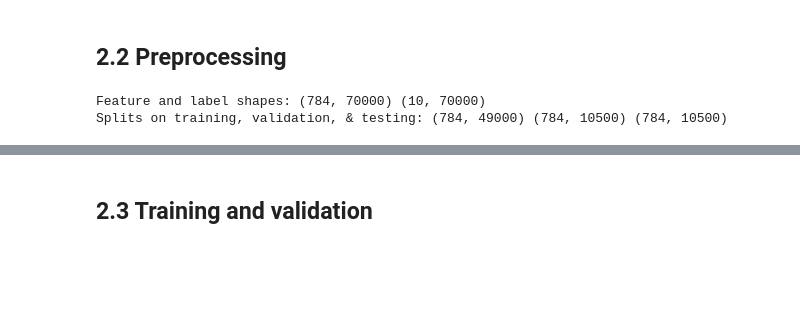
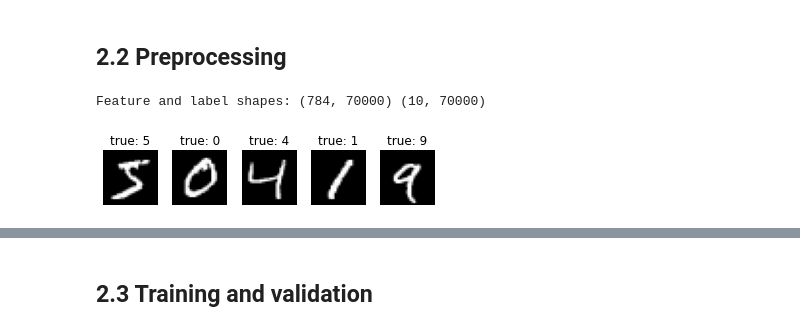
Before and after one commit to vtd9/multilayer-perceptron, a Jupyter notebook: HW1.ipynb, the cells around one changed output, grey strips where cells are left out. Saved outputs shown, nothing was run; the diff lists cells and outputs as text; code cells hidden in the pictures; blank space fills up the shorter version.

```diff
--- a/HW1.ipynb
+++ b/HW1.ipynb
@@ -22,7 +22,7 @@ Notation
 import numpy as np
 import time
 import matplotlib.pyplot as plt
-plt.rcParams["figure.figsize"] = (8, 5) # Set size of plots in notebook
+plt.rcParams["figure.figsize"] = (9, 6) # Set size of plots in notebook
 # %% [markdown]
 # 1. API
 # %% [markdown]
@@ -443,7 +443,7 @@ class Loss(object):
       return
 
   @staticmethod
-  def accuracy(yhat, y, y_one_hot=True):
+  def accuracy(yhat, y, y_one_hot=True, return_predict=False):
     '''
     Computes the accuracy for a batch of outputs.
 
@@ -464,7 +464,11 @@ class Loss(object):
     if y_one_hot:
       y = Utility.reverse_one_hot(y)
 
-    # Compute the average accuracy of the batch
+    # If want to return the actual predictions
+    if return_predict:
+      return yhat_choices
+
+    # Else, return the average accuracy
     return np.average(yhat_choices == y)
 # %%
 # TEMP: hinge loss bumbling
@@ -670,7 +691,8 @@ class Dataset(object):
   Represents a set of data with methods to reshape, split, and train.
 
   '''
-  def __init__(self, X, y, make_y_one_hot=True):
+  def __init__(self, X, y, make_y_one_hot=True, scale_X=True,
+               max_intensity=255.):
     '''
     Constructs a Dataset object.
 
@@ -679,7 +701,8 @@ class Dataset(object):
       y (ndarray): Labels corresponding to input data
       make_y_one_hot (bool): True to convert the labels into a one-hot
         representation, if not done already; false to skip this step
-
+      scale_X (bool): True to convert image inputs to be between 0 and 1
+      max_intensity (float): Maximum intensity of input. Default = 255.
     '''
     self.X = X
     self.y = y
@@ -692,6 +715,8 @@ class Dataset(object):
 
     if make_y_one_hot:
       self.y = Utility.make_one_hot(self.y)
+    if scale_X:
+      self.X = self.X.astype('float64') / max_intensity
 
   def shape(self, features, categories, flatten_X=True):
     '''
@@ -749,15 +774,13 @@ class Dataset(object):
     self.X_test = self.X[:, (n_train + n_valid): ]
     self.y_test = self.y[:, (n_train + n_valid): ]
 
-  def make_batches(self, batch_size, group='train', scale_X=True,
-                   shuffle_again=True):
+  def make_batches(self, batch_size, group='train', shuffle_again=True):
     '''
     Make batches given a specified size and a selected group.
 
     Args:
       batch_size (int): Batch size to divide data into
       group (str): Either train, valid, or test to select group
-      scale_X (bool): True to rescale data to be between 0 and 1
       shuffle_again (bool): True to shuffle data within its group when
         a new set of batches is made
 
@@ -784,11 +807,7 @@ class Dataset(object):
 
     # Make generators for the features and labels of the selected set
     for i in range(0, X_select.shape[-1], batch_size):
-      if scale_X: # Rescale X to have values between 0 and 1
-        X_scaled = np.linalg.norm(X_select[:, i:i+batch_size])
-        yield X_select[:, i:i+batch_size]/X_scaled, y_select[:, i:i+batch_size]
-      else:
-        yield X_select[:, i:i+batch_size], y_select[:, i:i+batch_size]
+      yield X_select[:, i:i+batch_size], y_select[:, i:i+batch_size]
 # %% [markdown]
 # 2. Testing the API
 # %% [markdown]
@@ -813,23 +832,16 @@ MNIST labels reshaped: (70000,)
 ## 2.2 Preprocessing
 # %%
 # Make a Dataset object
-mnist_set = Dataset(mnist_all_X, mnist_all_y, True)
+mnist_set = Dataset(mnist_all_X, mnist_all_y)
 
 # Reshape the data
 width = 28
 categories = 10
 mnist_set.shape(width, categories, True)
 print("Feature and label shapes:", mnist_set.X.shape, mnist_set.y.shape)
 
-# Shuffle the data
-# plot first __ before shuffling
-mnist_set.shuffle()
-# plot first __ after to prove it's shuffled?
-
-# Divide the data
-mnist_set.divide()
-print('Splits on training, validation, & testing:',
-      mnist_set.X_train.shape, mnist_set.X_valid.shape, mnist_set.X_test.shape)
+# Visualize the first five images
+Utility.plot_images(mnist_set, 5)
 # %% [output]
 Feature and label shapes: (784, 70000) (10, 70000)
-Splits on training, validation, & testing: (784, 49000) (784, 10500) (784, 10500)
+[figure, added]
```
Also changed, not shown: parts of 22 cells of this notebook.
